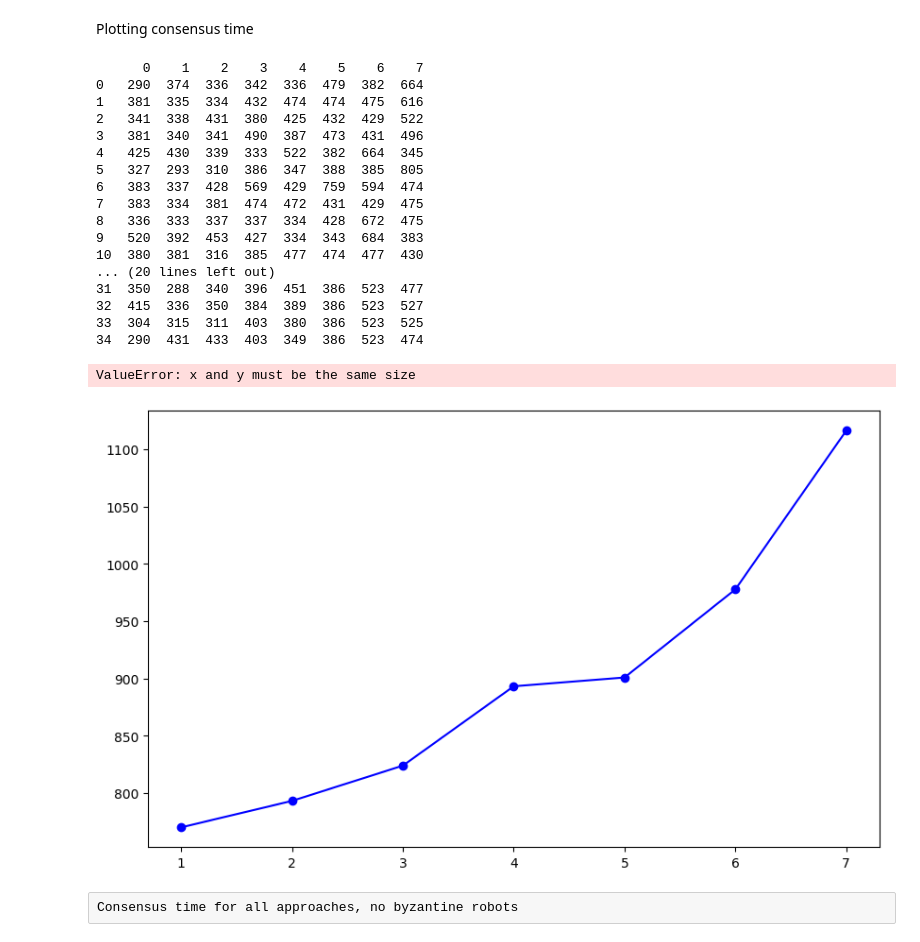
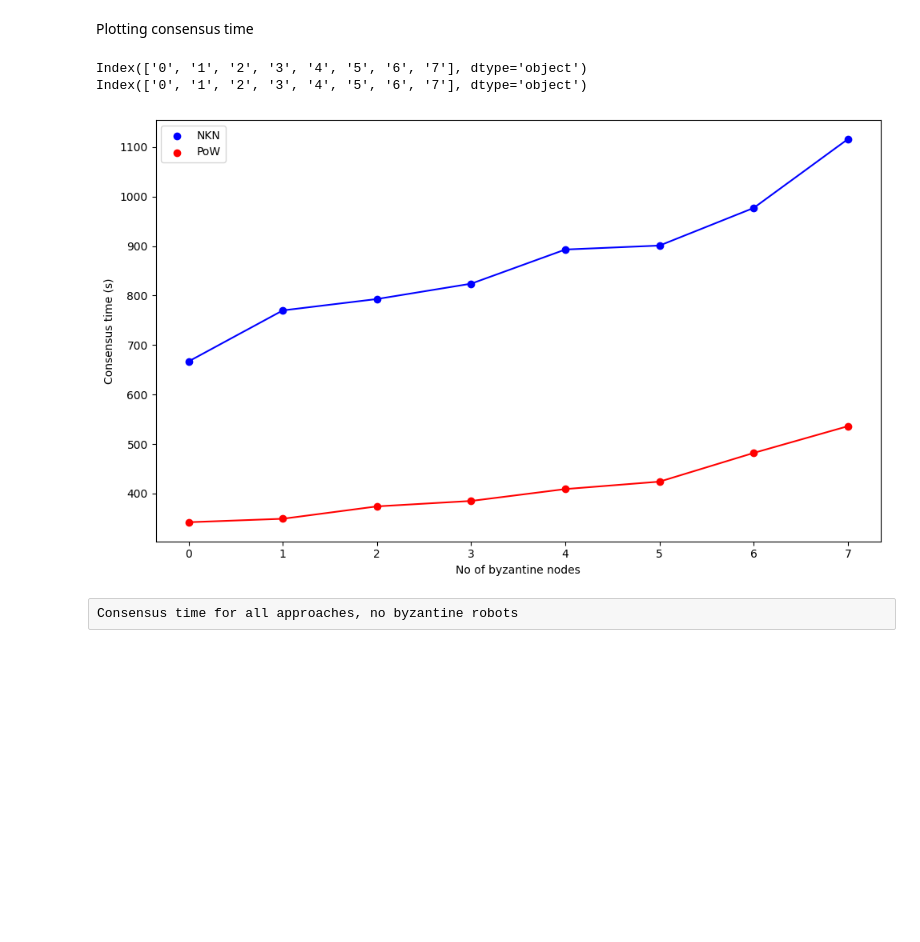
Before and after one commit to ZHolOnGit/toychain-argos-ca-consensus, a Jupyter notebook: HelloNeighbor/results/Plotter.ipynb, the cells around one changed output. Saved outputs shown, nothing was run; the diff lists cells and outputs as text; code cells hidden in the pictures; blank space fills up the shorter version.

Commit message:
even more plotting

```diff
--- a/HelloNeighbor/results/Plotter.ipynb
+++ b/HelloNeighbor/results/Plotter.ipynb
@@ -327,7 +345,7 @@ plot_save_loess_byzantine(df_random, "Absolute Error with byzantine random input
 # %% [output]
 FileNotFoundError: [Errno 2] No such file or directory: '/Users/zaza/Main/Code/Python/toychain-argos-ca-consensus/HelloNeighbor/results/csvs/byzantine03Random.csvv'
 # %%
-df_3_harm = pd.read_csv("/Users/zaza/Main/Code/Python/toychain-argos-ca-consensus/HelloNeighbor/results/csvs/byzantine03Harm.csv")
+df_3_harm = pd.read_csv("/home/zak-22/arg/toychain-argos/HelloNeighbor/results/csvs/byzantine03Harm.csv")
 
 fig, ax = plt.subplots(figsize = (12,8))
 
@@ -358,59 +376,41 @@ Some plot showing the voting sucess by doing a line plot of the fraction of byza
 # %% [markdown]
 Plotting consensus time
 # %%
-time_df = [pd.read_csv("/Users/zaza/Main/Code/Python/toychain-argos-ca-consensus/HelloNeighbor/results/csvs/Consensus_time_byzantine.csv"), pd.read_csv("/Users/zaza/Main/Code/Python/toychain-argos-ca-consensus/HelloNeighbor/results/csvs/Strobel_consensus_time.csv")]
+time_df = [pd.read_csv(
+    "/home/zak-22/arg/toychain-argos/HelloNeighbor/results/csvs/Consensus_time_means.csv"), pd.read_csv("/home/zak-22/arg/toychain-argos/HelloNeighbor/results/csvs/Strobel_byz_consensus_time_mean.csv")]
+
 time_name = ["NKN Consensus time", "PoW Consensus time"]
 save_same = ["NKNConsnsusPlot", "PoWConsensusPlot"]
 
-(time_df[i], time_name[i], save_same[i])
-
-
 def time_scatter(df1, df2, title, save_name):
 
-    print(df2)
     df1_mean = df1.mean()
     df2_mean = df2.mean()
 
     fig, ax = plt.subplots(figsize=(10, 6))
 
     x_values = df1.columns
 
     ax.scatter(x_values, df1_mean, color='blue', s=36, label='NKN')
     ax.plot(x_values, df1_mean, color='blue')
 
     ax.scatter(x_values, df2_mean, color='red', s=36, label='PoW')
     ax.plot(x_values, df2_mean, color='red')
 
 
     ax.set_xlabel('No of byzantine nodes')
     ax.set_ylabel('Consensus time (s)')
 
     ax.legend()
     plt.tight_layout()
     fig.savefig(save_name)
     plt.show()
 
 time_scatter(time_df[0], time_df[1],"Comparison of consensus times","TimeGraph")
 # %% [output]
-      0    1    2    3    4    5    6    7
-0   290  374  336  342  336  479  382  664
-1   381  335  334  432  474  474  475  616
-2   341  338  431  380  425  432  429  522
-3   381  340  341  490  387  473  431  496
-4   425  430  339  333  522  382  664  345
-5   327  293  310  386  347  388  385  805
-6   383  337  428  569  429  759  594  474
-7   383  334  381  474  472  431  429  475
-8   336  333  337  337  334  428  672  475
-9   520  392  453  427  334  343  684  383
-10  380  381  316  385  477  474  477  430
-... (20 lines left out)
-31  350  288  340  396  451  386  523  477
-32  415  336  350  384  389  386  523  527
-33  304  315  311  403  380  386  523  525
-34  290  431  433  403  349  386  523  474
+Index(['0', '1', '2', '3', '4', '5', '6', '7'], dtype='object')
+Index(['0', '1', '2', '3', '4', '5', '6', '7'], dtype='object')
-ValueError: x and y must be the same size
-[figure, old version]
+[figure, new version]
 # %% [raw]
 Consensus time for all approaches, no byzantine robots
 # %%
```
Also changed, not shown: parts of 11 cells of this notebook, 17 other files.
